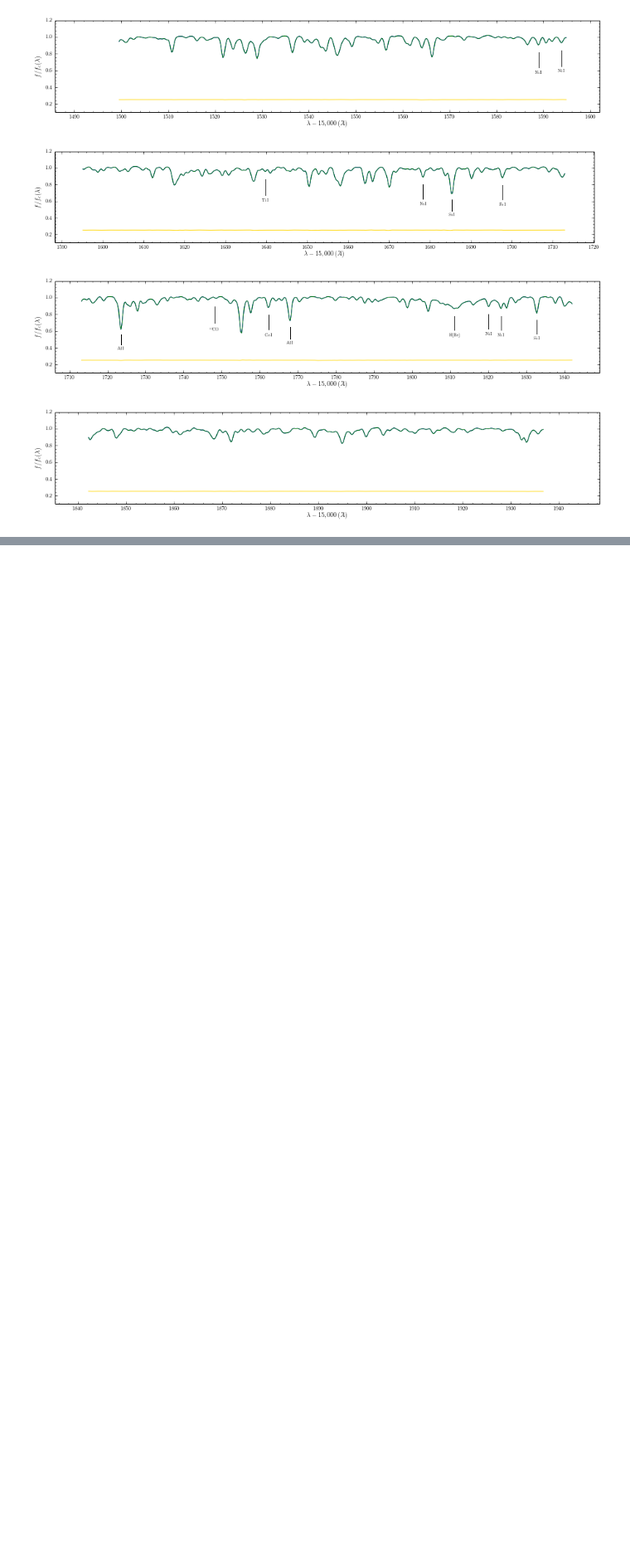
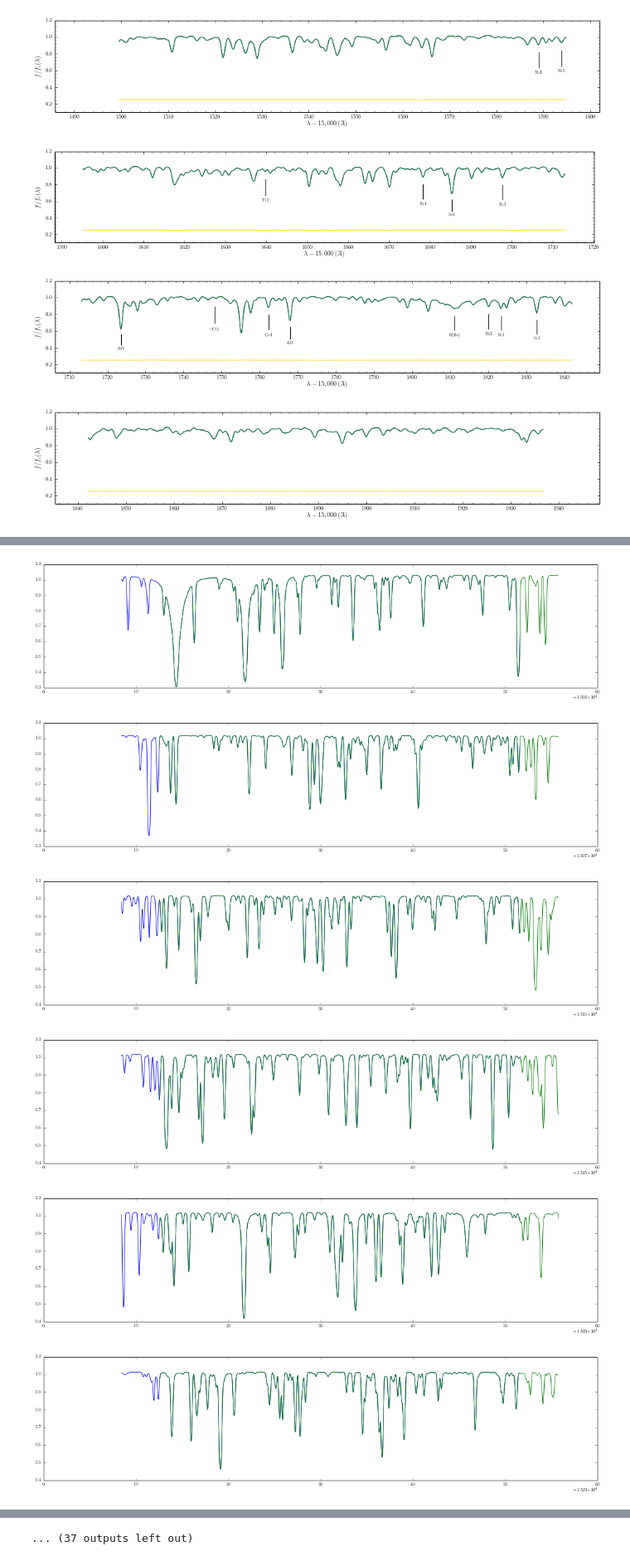
Before and after one commit to jobovy/misc-notebooks, a Jupyter notebook: apogee/apogee-turbo-airvaccheck.ipynb, the cells around one changed output, grey strips where cells are left out. Shown at 83% size. Drawn from its saved outputs; the diff is of its cells as text; code cells hidden in the pictures; blank space fills up the shorter version.

Commit message:
add high-resolution check of air vs. vacuum for Turbospectrum

```diff
--- a/apogee/apogee-turbo-airvaccheck.ipynb
+++ b/apogee/apogee-turbo-airvaccheck.ipynb
@@ -48,0 +52,27 @@ for panel in apogee.spec.plot.highres(synspec_vac[0],synspec_air[0],(synspec_air
+# %%
+synspec_vac= apogee.modelspec.turbospec.turbosynth(modelatm=atm,linelist='turbospec.201312161124.new.vac',
+                                                   Hlinelist='Hlinedata.vac',
+                                                   vmicro=2.478-0.325*logg,
+                                                   isotopes='solar',dw=0.016)
+# %%
+synspec_air= apogee.modelspec.turbospec.turbosynth(modelatm=atm,linelist='turbospec.201312161124',
+                                                   Hlinelist='Hlinedata',air=True,
+                                                   vmicro=2.478-0.325*logg,
+                                                   isotopes='solar',dw=0.016)
+# %%
+figsize(18,4)
+nwave= len(synspec_vac[0])
+npanel= 50
+for ii in range(1,npanel):
+    plot(synspec_vac[0][ii*nwave//npanel-100:(ii+1)*nwave//npanel+100],
+         synspec_vac[2][ii*nwave//npanel-100:(ii+1)*nwave//npanel+100]/numpy.median(synspec_vac[2][ii*nwave//npanel-100:(ii+1)*nwave//npanel+100]))
+    plot([air2vac(w) for w in synspec_air[0][ii*nwave//npanel-100:(ii+1)*nwave//npanel+100]],
+         synspec_air[2][ii*nwave//npanel-100:(ii+1)*nwave//npanel+100]/numpy.median(synspec_vac[2][ii*nwave//npanel-100:(ii+1)*nwave//npanel+100]))
+    show()
+# %% [output]
+[figure, added]
+[figure, added]
+[figure, added]
+[figure, added]
+[figure, added]
+[figure, added]
@@ -48,0 +85 @@ for panel in apogee.spec.plot.highres(synspec_vac[0],synspec_air[0],(synspec_air
+... (37 outputs left out)
```
Also changed, not shown: parts of 3 cells of this notebook.
